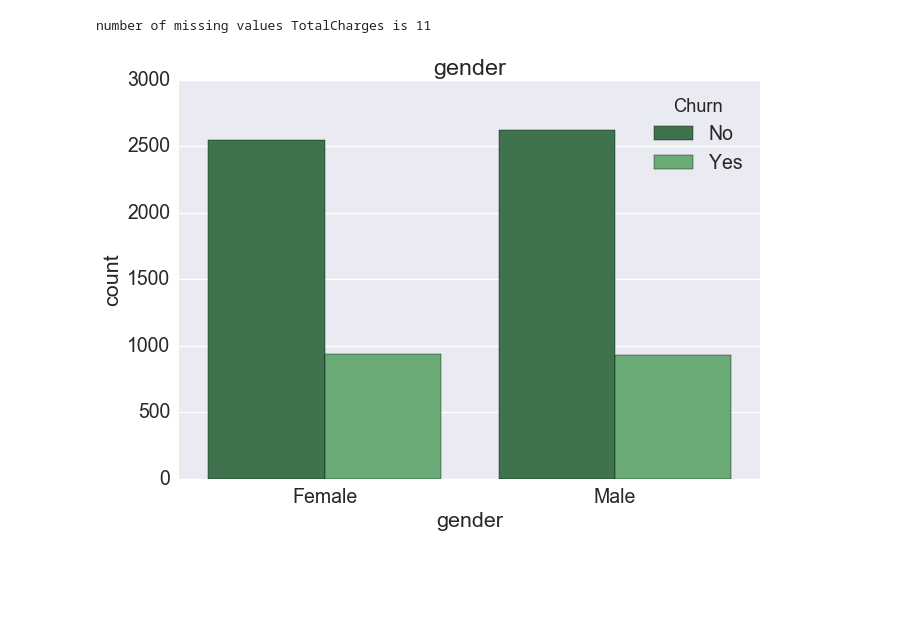
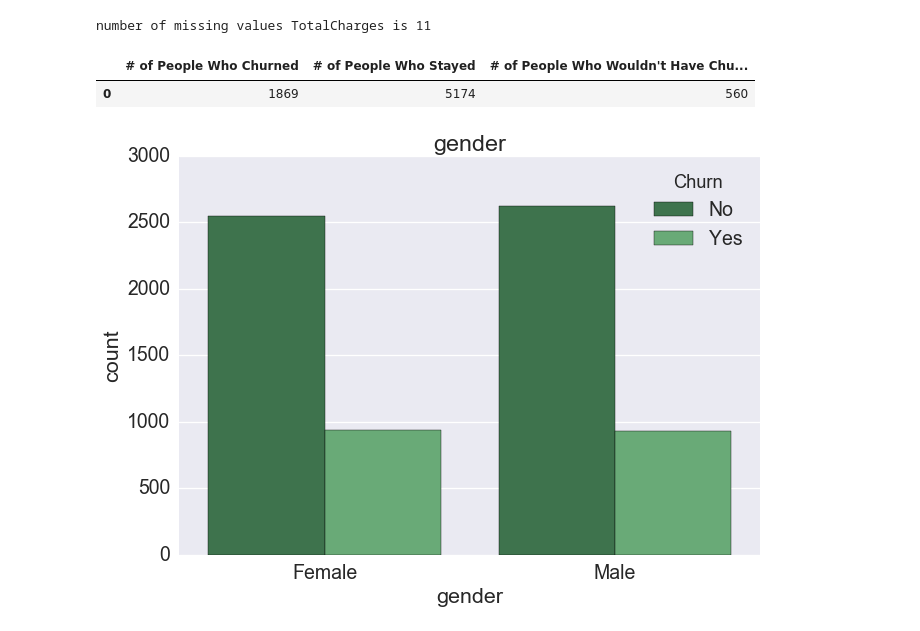
Before and after one commit to navdeep-G/customer-churn, a Jupyter notebook: analysis/Query_Based_Predictions.ipynb, the cells around one changed output. Cells and saved outputs as stored; diff of their text form; code cells hidden in the pictures; blank space fills up the shorter version.

Commit message:
added a table with churns count and output it as a csv for the data directory

```diff
--- a/analysis/Query_Based_Predictions.ipynb
+++ b/analysis/Query_Based_Predictions.ipynb
@@ -42,6 +42,25 @@ for col in column_names:
         print('number of missing values {0} is {1}'.format(col,telco_df[col].isnull().sum()))
 # %% [output]
 number of missing values TotalCharges is 11
+# %%
+# get the count of people who will churn, the people who wont churn, and the count of people
+# were going to churn but didn't because they were sent a coupond (assuming the coupon
+# is 30% effective)
+# value_counts gives the count of each unique value in the Churn Column
+
+# change the coupon effectiveness to change the table below
+coupon_effectiveness = .3
+
+Churn_Table = pd.DataFrame({'# of People Who Stayed': [telco_df.Churn.value_counts()[0]],
+             '# of People Who Churned': [telco_df.Churn.value_counts()[1]],
+             "# of People Who Wouldn't Have Churned": [int(telco_df.Churn.value_counts()[1] \
+                                           * coupon_effectiveness)]})
+Churn_Table
+# export Churn_Table to current directory:
+# Churn_Table.to_csv('Churn_Table.csv', force=True)
+# %% [output]
+|  | # of People Who Churned | # of People Who Stayed | # of People Who Wouldn't Have Chu... |
+| 0 | 1869 | 5174 | 560 |
 # %%
 # count plots for all categorical features vs. churn
 sns.set_context("talk", font_scale=1.5, rc={"lines.linewidth": 2.5})
```
Also changed, not shown: 1 other file.
